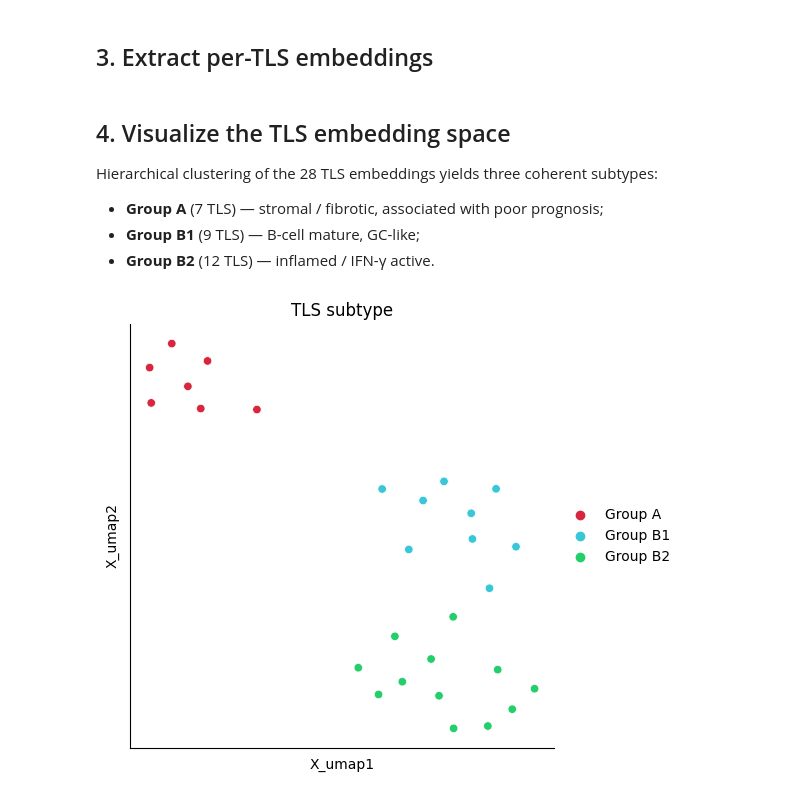
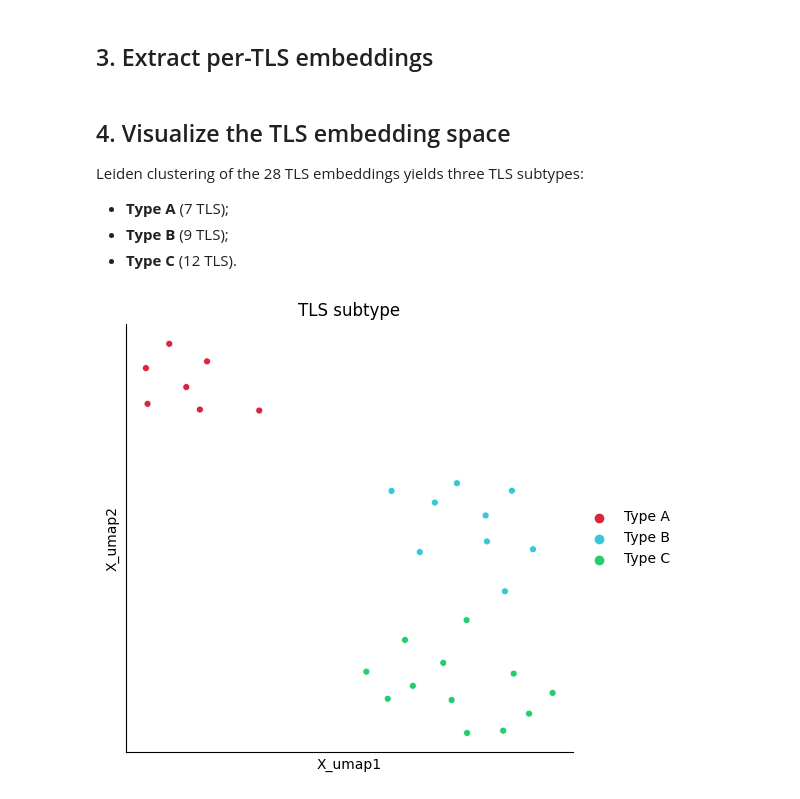
Before and after one commit to cmhimself/QueST, a Jupyter notebook: tutorial/Tutorial 4 Analyze Tertiary Lymphoid Structures on ccRCC.ipynb, the cells around one changed output. Cells and saved outputs as stored; diff of their text form; code cells hidden in the pictures.

```diff
--- a/tutorial/Tutorial 4 Analyze Tertiary Lymphoid Structures on ccRCC.ipynb
+++ b/tutorial/Tutorial 4 Analyze Tertiary Lymphoid Structures on ccRCC.ipynb
@@ -78,26 +78,26 @@ tls_emb_dict = utils.get_subgraph_embedding(
 )
 
 TLS_GROUPS = {
-    'Group A':  [f'TLS_{i}' for i in [11, 12, 13, 17, 18, 21, 22]],
-    'Group B1': [f'TLS_{i}' for i in [1, 2, 4, 10, 14, 15, 16, 23, 34]],
-    'Group B2': [f'TLS_{i}' for i in [3, 5, 6, 7, 8, 9, 19, 20, 24, 25, 26, 27]],
+    'Type A':  [f'TLS_{i}' for i in [11, 12, 13, 17, 18, 21, 22]],
+    'Type B':  [f'TLS_{i}' for i in [1, 2, 4, 10, 14, 15, 16, 23, 34]],
+    'Type C':  [f'TLS_{i}' for i in [3, 5, 6, 7, 8, 9, 19, 20, 24, 25, 26, 27]],
 }
 tls_adata = utils.wrap_subgraph_dict(tls_emb_dict, TLS_GROUPS)
 # %% [markdown]
 ## 4. Visualize the TLS embedding space
 
-Hierarchical clustering of the 28 TLS embeddings yields three coherent subtypes:
-- **Group A** (7 TLS) — stromal / fibrotic, associated with poor prognosis;
-- **Group B1** (9 TLS) — B-cell mature, GC-like;
-- **Group B2** (12 TLS) — inflamed / IFN-γ active.
+Leiden clustering of the 28 TLS embeddings yields three TLS subtypes:
+- **Type A** (7 TLS);
+- **Type B** (9 TLS);
+- **Type C** (12 TLS).
 # %%
 utils.plot_niche_umap(
     tls_adata, color='group', figsize=(6, 5), size=100,
-    palette={'Group A': '#d7263d', 'Group B1': '#39c6d6', 'Group B2': '#23ce6b'},
+    palette={'Type A': '#d7263d', 'Type B': '#39c6d6', 'Type C': '#23ce6b'},
     frameon=True, edge_color='white', linewidths=0.5,
     hide_ticks=True, hide_spines=True,
     invert_x=True, invert_y=True,
     title='TLS subtype',
 )
 # %% [output]
-[figure, old version]
+[figure, new version]
```
Also changed, not shown: 4 other files.
